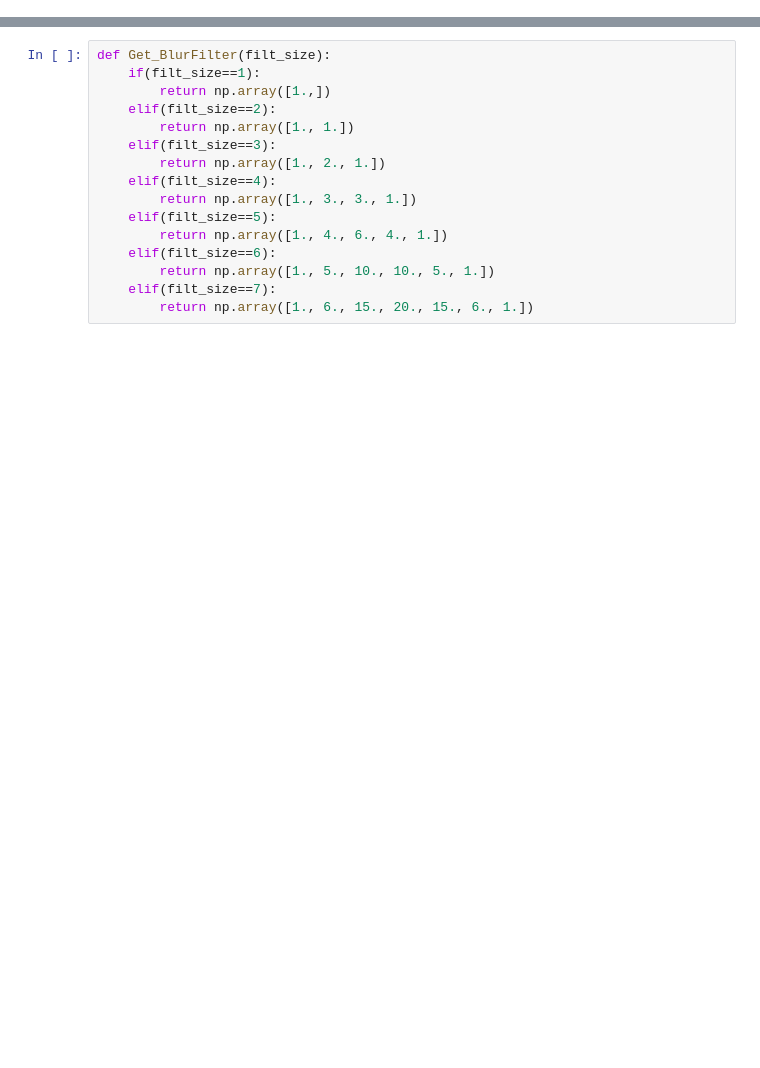
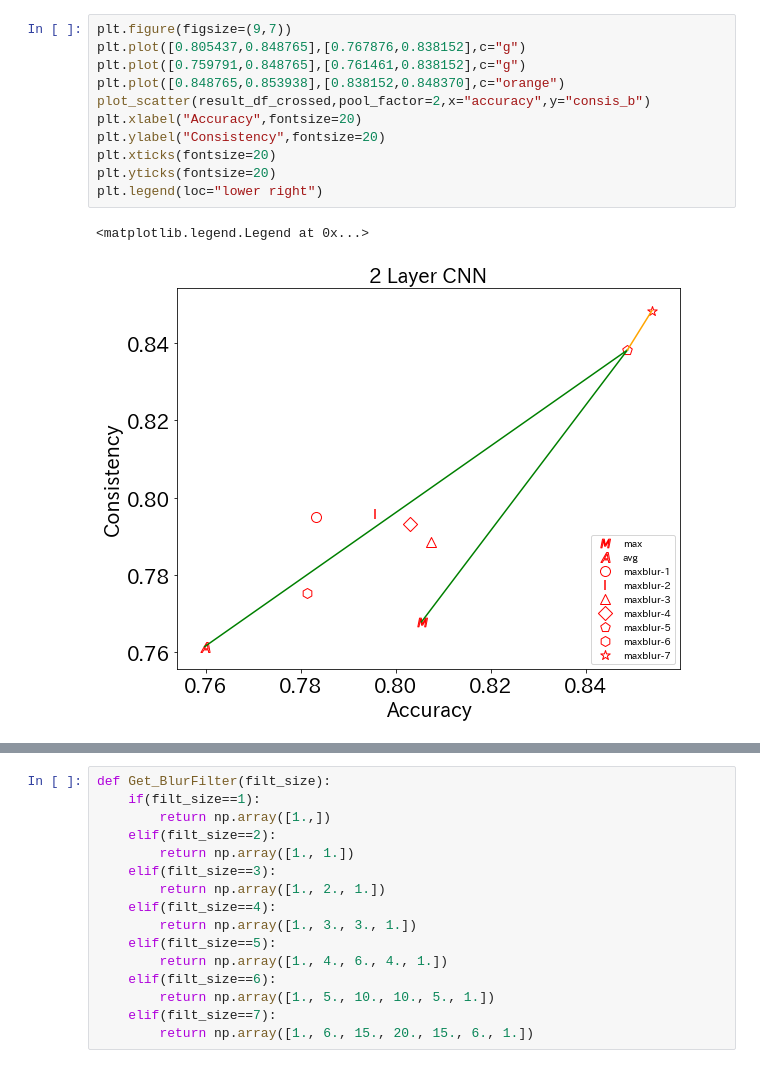
Before and after one commit to huxianyin/hu_ShiftInvarianceValidation_Biosignals2020, a Jupyter notebook: AF Detection/Analyze Result.ipynb, the cells around one changed output, grey strips where cells are left out. Cells and saved outputs as stored; diff of their text form; blank space fills up the shorter version.

```diff
--- a/AF Detection/Analyze Result.ipynb
+++ b/AF Detection/Analyze Result.ipynb
@@ -138,0 +114,14 @@ plt.legend()
+# %%
+plt.figure(figsize=(9,7))
+plt.plot([0.805437,0.848765],[0.767876,0.838152],c="g")
+plt.plot([0.759791,0.848765],[0.761461,0.838152],c="g")
+plt.plot([0.848765,0.853938],[0.838152,0.848370],c="orange")
+plot_scatter(result_df_crossed,pool_factor=2,x="accuracy",y="consis_b")
+plt.xlabel("Accuracy",fontsize=20)
+plt.ylabel("Consistency",fontsize=20)
+plt.xticks(fontsize=20)
+plt.yticks(fontsize=20)
+plt.legend(loc="lower right")
+# %% [output]
+<matplotlib.legend.Legend at 0x...>
+[figure, added]
```
Also changed, not shown: parts of 26 cells of this notebook, 25 other files.
